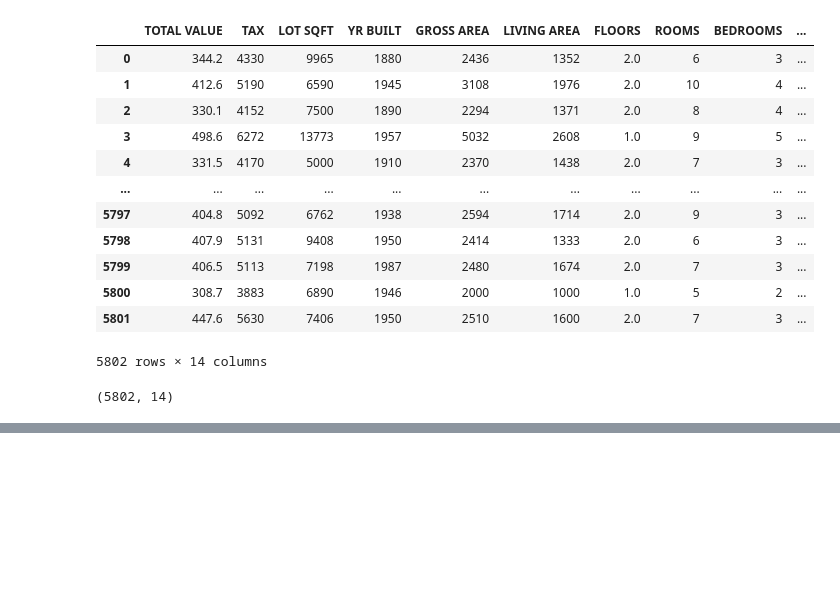
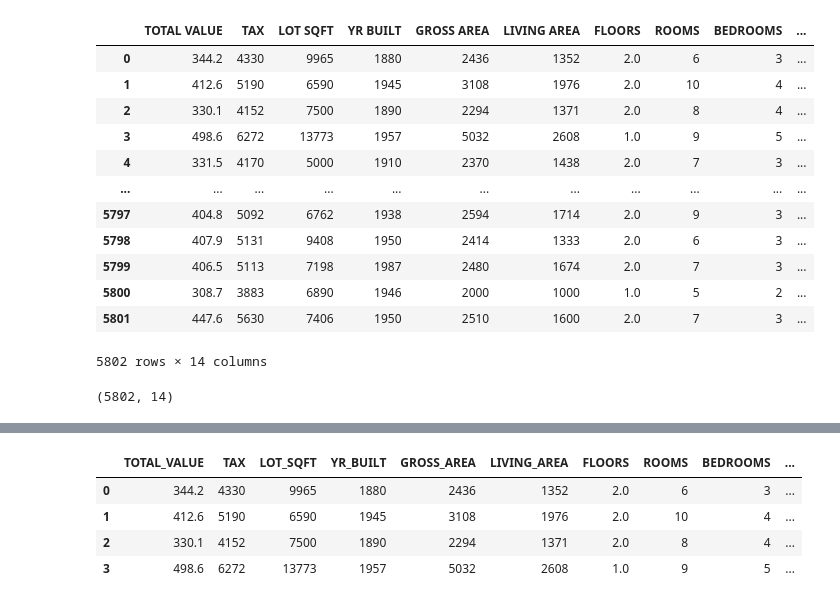
Before and after one commit to yunaasi/Python-Data-Mining, a Jupyter notebook: 데이터마이닝 수업 정리/CH1.2주차.ipynb, the cells around one changed output, grey strips where cells are left out. Saved outputs shown, nothing was run; the diff lists cells and outputs as text; code cells hidden in the pictures; blank space fills up the shorter version.

```diff
--- a/데이터마이닝 수업 정리/CH1.2주차.ipynb
+++ b/데이터마이닝 수업 정리/CH1.2주차.ipynb
@@ -115,3 +115,6 @@ housing_df.head(10)
 | 7 | 320.4 | 4030 | 10000 | 1950 | 2208 | 1200 | 1.0 | 6 | 3 | ... |
 | 8 | 333.5 | 4195 | 6835 | 1958 | 2582 | 1092 | 1.0 | 5 | 3 | ... |
 | 9 | 409.4 | 5150 | 5093 | 1900 | 4818 | 2992 | 2.0 | 8 | 4 | ... |
+# %%
+housing_df = housing_df.rename(columns={'TOTAL VALUE ' : 'TOTAL_VALUE'})
+housing_df.columns
@@ -117,0 +136,3 @@ housing_df.head(10)
+# %%
+housing_df.columns = [s.strip().replace(' ','_') for s in housing_df.columns]
+housing_df.columns
@@ -117,0 +155,9 @@ housing_df.head(10)
+# %%
+# 데이터 표시 연습
+housing_df.loc[0:3]
+# %% [output]
+|  | TOTAL_VALUE | TAX | LOT_SQFT | YR_BUILT | GROSS_AREA | LIVING_AREA | FLOORS | ROOMS | BEDROOMS | ... |
+| 0 | 344.2 | 4330 | 9965 | 1880 | 2436 | 1352 | 2.0 | 6 | 3 | ... |
+| 1 | 412.6 | 5190 | 6590 | 1945 | 3108 | 1976 | 2.0 | 10 | 4 | ... |
+| 2 | 330.1 | 4152 | 7500 | 1890 | 2294 | 1371 | 2.0 | 8 | 4 | ... |
+| 3 | 498.6 | 6272 | 13773 | 1957 | 5032 | 2608 | 1.0 | 9 | 5 | ... |
```
Also changed, not shown: parts of 12 cells of this notebook.
